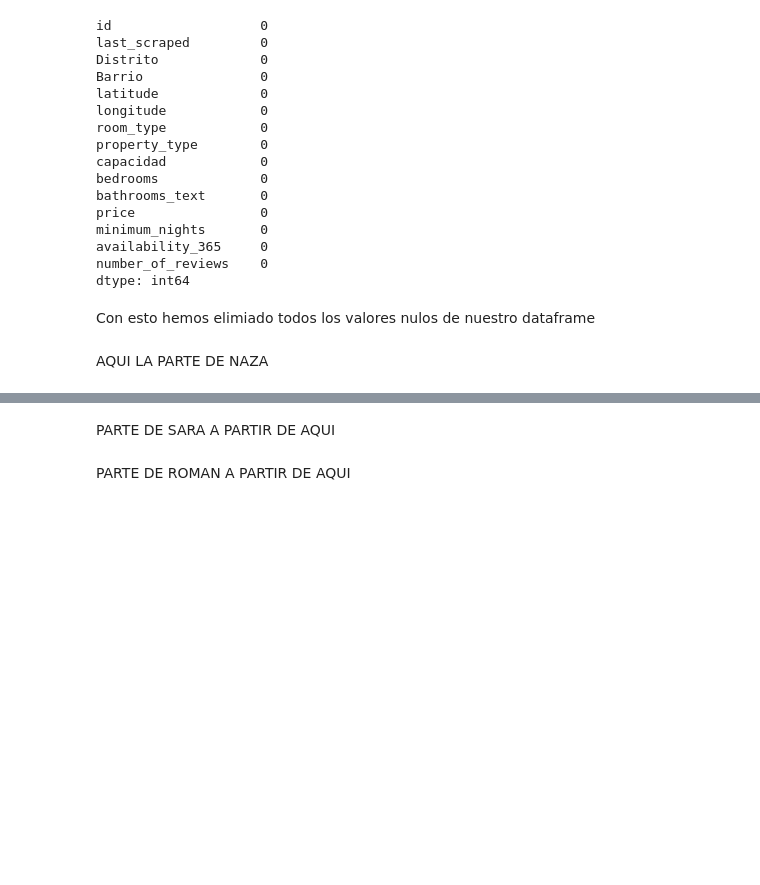
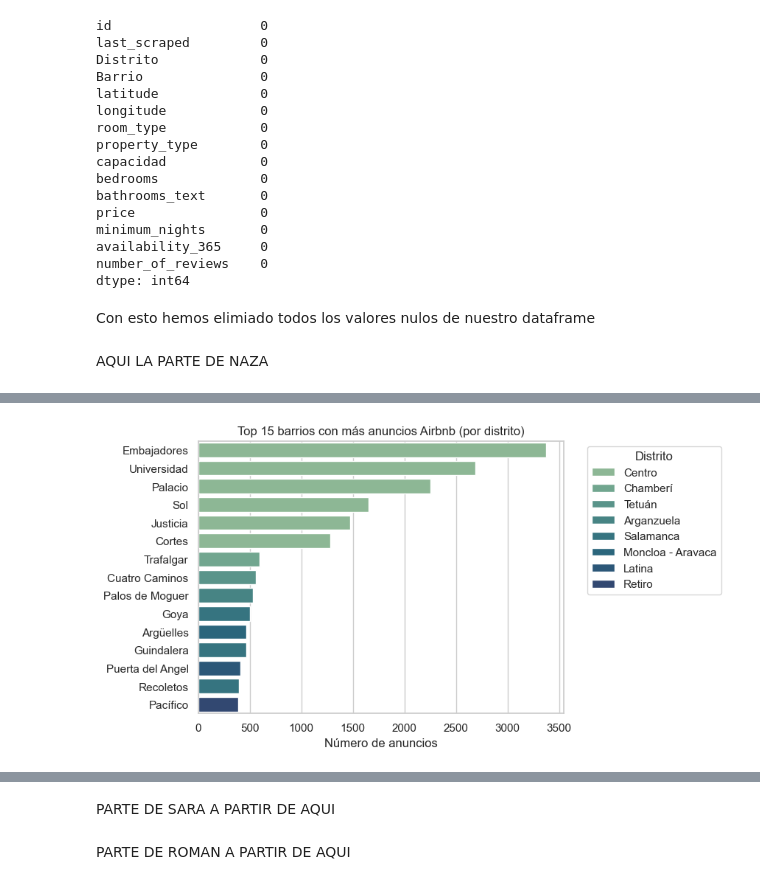
Before and after one commit to JavierPasAg/EDA_Oferta_Turistica_vs_Precios_Madrid, a Jupyter notebook: main_final.ipynb, the cells around one changed output, grey strips where cells are left out. Saved outputs shown, nothing was run; the diff lists cells and outputs as text; code cells hidden in the pictures; blank space fills up the shorter version.

```diff
--- a/main_final.ipynb
+++ b/main_final.ipynb
@@ -474,0 +508,29 @@ AQUI LA PARTE DE NAZA
+# %%
+#Top 15 barrios con más anuncios
+
+"""La presión turística se concentra en barrios muy concretos por lo que interesa bajar del nivel Distrito"""
+
+top_barrios_distrito = (
+    df_alquileres
+    .groupby(["Distrito", "Barrio"])["id"]
+    .nunique()
+    .reset_index(name="num_anuncios")
+    .sort_values("num_anuncios", ascending=False)
+    .head(15)
+)
+
+sns.barplot(
+    data=top_barrios_distrito,
+    x="num_anuncios",
+    y="Barrio",
+    hue="Distrito",
+    palette="crest"
+)
+
+plt.title("Top 15 barrios con más anuncios Airbnb (por distrito)")
+plt.xlabel("Número de anuncios")
+plt.ylabel("")
+plt.legend(title="Distrito", bbox_to_anchor=(1.05, 1))
+plt.show()
+# %% [output]
+[figure, added]
```
Also changed, not shown: parts of 7 cells of this notebook.
